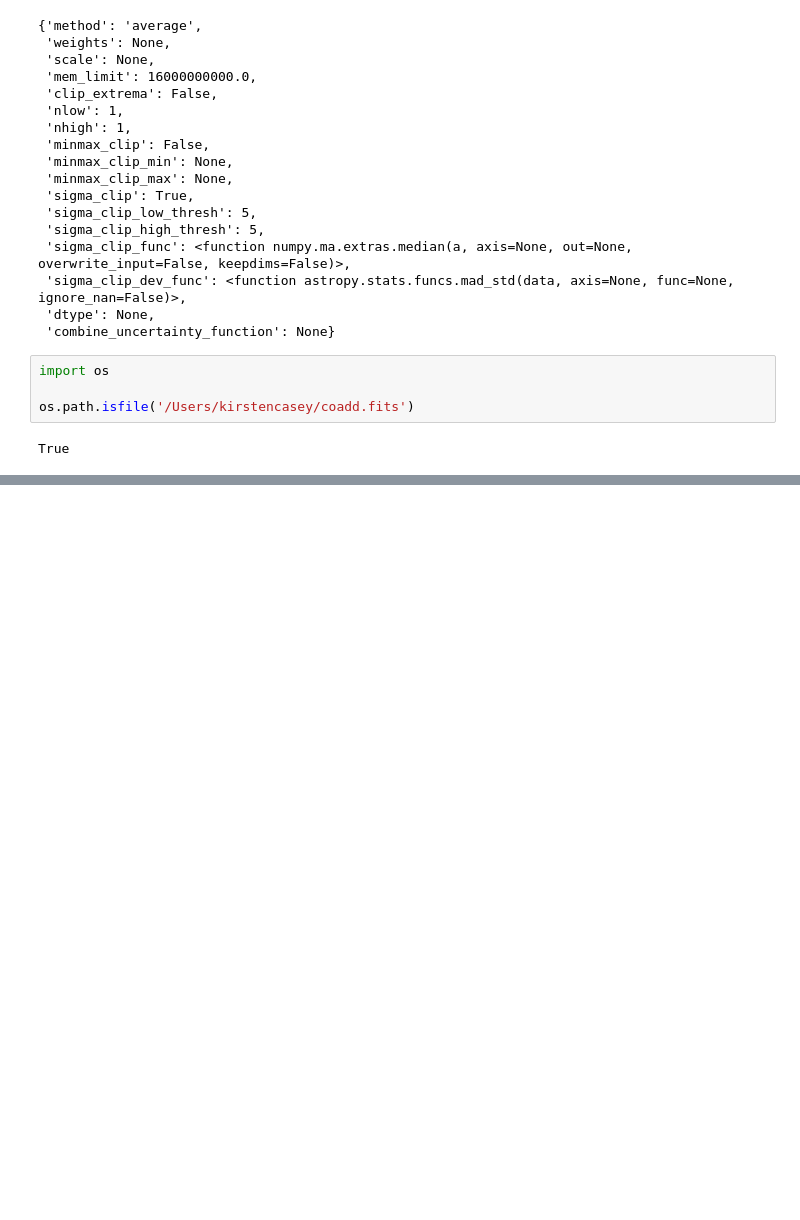
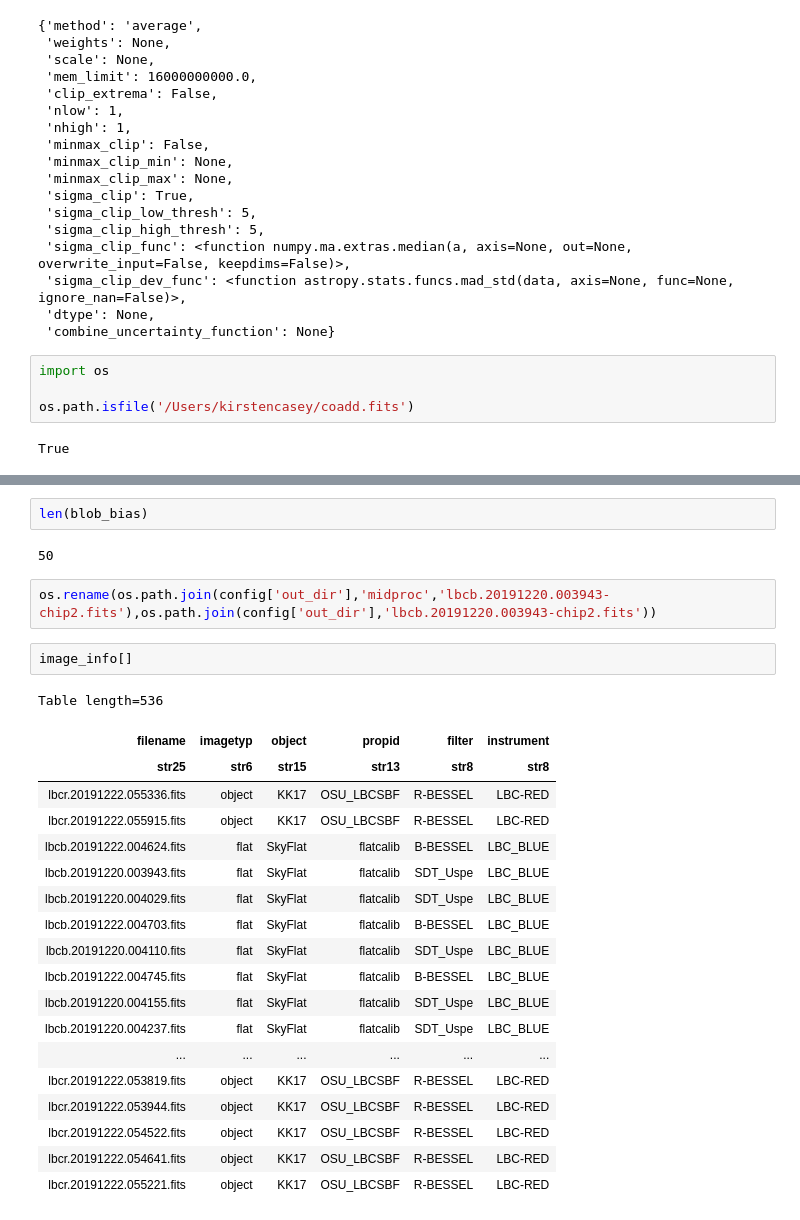
Before and after one commit to kirstencasey/LBCreduce, a Jupyter notebook: notebooks/testing.ipynb, the cells around one changed output, grey strips where cells are left out. Saved outputs shown, nothing was run; the diff lists cells and outputs as text; blank space fills up the shorter version.

```diff
--- a/notebooks/testing.ipynb
+++ b/notebooks/testing.ipynb
@@ -512,0 +676,28 @@ True
+# %%
+len(blob_bias)
+# %% [output]
+50
+# %%
+os.rename(os.path.join(config['out_dir'],'midproc','lbcb.20191220.003943-chip2.fits'),os.path.join(config['out_dir'],'lbcb.20191220.003943-chip2.fits'))
+# %%
+image_info[]
+# %% [output]
+Table length=536
+| filename | imagetyp | object | propid | filter | instrument |
+| str25 | str6 | str15 | str13 | str8 | str8 |
+| lbcr.20191222.055336.fits | object | KK17 | OSU_LBCSBF | R-BESSEL | LBC-RED |
+| lbcr.20191222.055915.fits | object | KK17 | OSU_LBCSBF | R-BESSEL | LBC-RED |
+| lbcb.20191222.004624.fits | flat | SkyFlat | flatcalib | B-BESSEL | LBC_BLUE |
+| lbcb.20191220.003943.fits | flat | SkyFlat | flatcalib | SDT_Uspe | LBC_BLUE |
+| lbcb.20191220.004029.fits | flat | SkyFlat | flatcalib | SDT_Uspe | LBC_BLUE |
+| lbcb.20191222.004703.fits | flat | SkyFlat | flatcalib | B-BESSEL | LBC_BLUE |
+| lbcb.20191220.004110.fits | flat | SkyFlat | flatcalib | SDT_Uspe | LBC_BLUE |
+| lbcb.20191222.004745.fits | flat | SkyFlat | flatcalib | B-BESSEL | LBC_BLUE |
+| lbcb.20191220.004155.fits | flat | SkyFlat | flatcalib | SDT_Uspe | LBC_BLUE |
+| lbcb.20191220.004237.fits | flat | SkyFlat | flatcalib | SDT_Uspe | LBC_BLUE |
+| ... | ... | ... | ... | ... | ... |
+| lbcr.20191222.053819.fits | object | KK17 | OSU_LBCSBF | R-BESSEL | LBC-RED |
+| lbcr.20191222.053944.fits | object | KK17 | OSU_LBCSBF | R-BESSEL | LBC-RED |
+| lbcr.20191222.054522.fits | object | KK17 | OSU_LBCSBF | R-BESSEL | LBC-RED |
+| lbcr.20191222.054641.fits | object | KK17 | OSU_LBCSBF | R-BESSEL | LBC-RED |
+| lbcr.20191222.055221.fits | object | KK17 | OSU_LBCSBF | R-BESSEL | LBC-RED |
```
Also changed, not shown: parts of 18 cells of this notebook, 9 other files.
